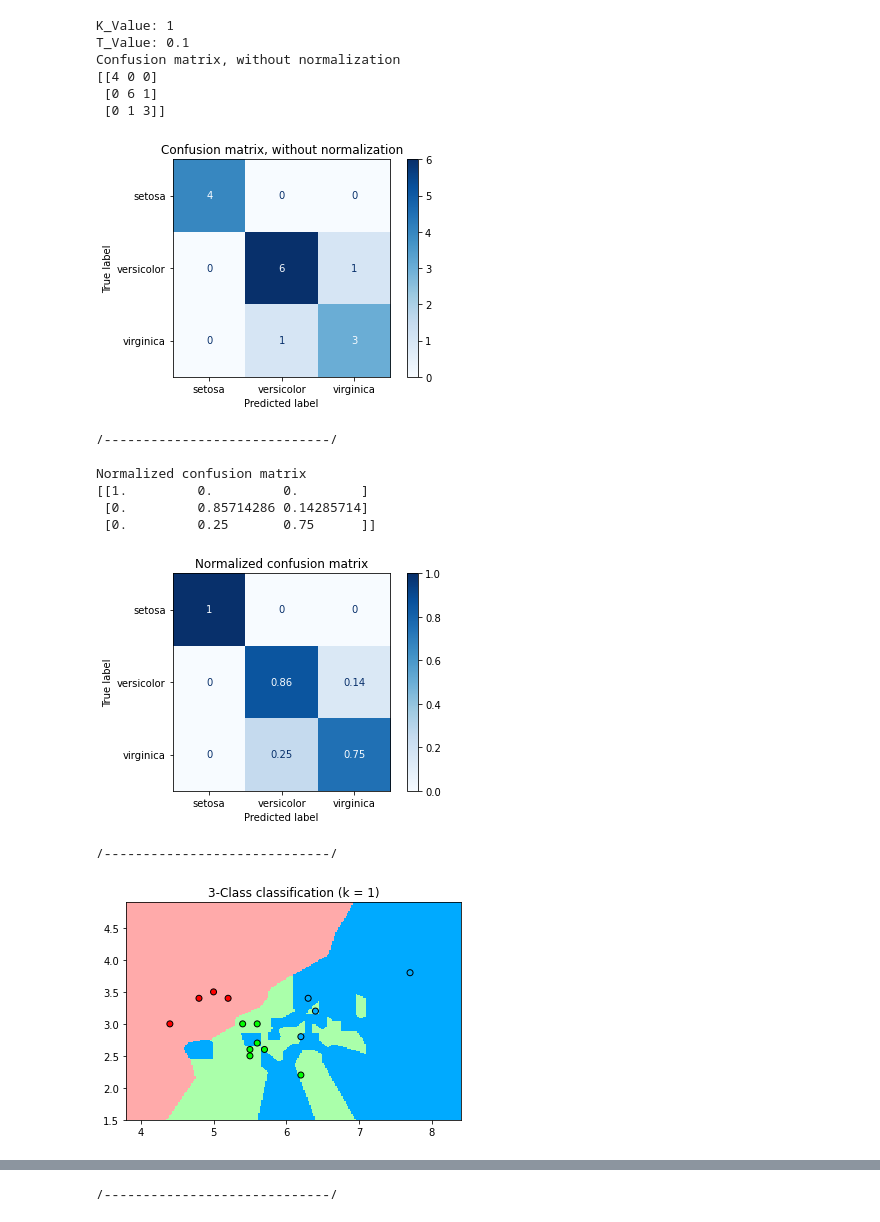
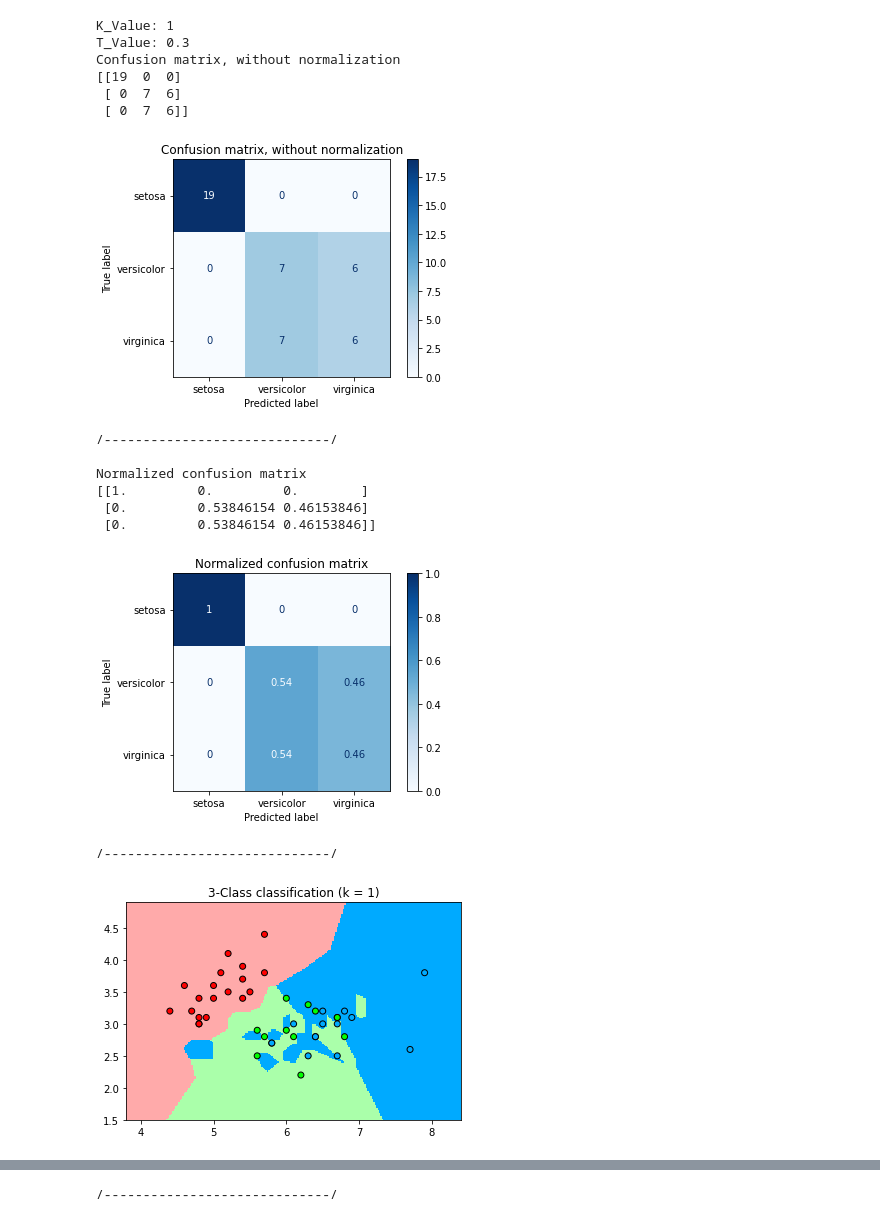
Before and after one commit to Plagistus/PythonAufgabe02, a Jupyter notebook: ML_02.ipynb, the cells around one changed output, grey strips where cells are left out. Saved outputs shown, nothing was run; the diff lists cells and outputs as text; code cells hidden in the pictures.

```diff
--- a/ML_02.ipynb
+++ b/ML_02.ipynb
@@ -28,7 +28,7 @@ titles_options = [("Confusion matrix, without normalization", None),
                   ("Normalized confusion matrix", 'true')]
 # %%
 #arrays for test and k value
-test_range = [0.10, 0.30]
+test_range = [0.30, 0.10]
 k_range = [1,3,15]
 
 cmap_bold = ListedColormap(['#FFAAAA', '#AAFFAA','#00AAFF'])
@@ -37,7 +37,7 @@ cmap_light = ListedColormap(['#FF0000', '#00FF00','#00AAFF'])
 
 for t in test_range:
   X_train, X_test, y_train, y_test = train_test_split(
-    X, y, test_size=t, random_state = 40)
+    X, y, test_size=t, random_state = 42)
 
   for k in k_range:
     knn = KNeighborsClassifier(n_neighbors=k)
@@ -61,47 +61,47 @@ for t in test_range:
       print("/-----------------------------/ ")
       print(" ")
 
 
     #Grafische darstellung
     x_min, x_max = X[:,0].min() - .5, X[:,0].max() + .5
     y_min, y_max = X[:,1].min() - .5, X[:,1].max() + .5
     xx, yy = np.meshgrid(np.arange(x_min, x_max, h),
                          np.arange(y_min, y_max, h))
     Z = knn.predict(np.c_[xx.ravel(), yy.ravel()])
 
 
     # Put the result into a color plot
     Z = Z.reshape(xx.shape)
     plt.figure()
     pl.pcolormesh(xx, yy, Z, cmap=cmap_bold, shading='auto')
 
 
     # Plot also the training points
     plt.scatter(X_test[:, 0], X_test[:, 1], c=y_test, cmap=cmap_light, edgecolors='#000000')
     plt.xlim(xx.min(), xx.max())
     plt.ylim(yy.min(), yy.max())
     plt.title("3-Class classification (k = %i)" % (k))
 
     plt.show()
     print("---------------------------------------------")
     print("---------------------------------------------")
 # %% [output]
 K_Value: 1
-T_Value: 0.1
+T_Value: 0.3
 Confusion matrix, without normalization
-[[4 0 0]
- [0 6 1]
- [0 1 3]]
+[[19  0  0]
+ [ 0  7  6]
+ [ 0  7  6]]
-[figure, old version]
+[figure, new version]
 /-----------------------------/
 
 Normalized confusion matrix
 [[1.         0.         0.        ]
- [0.         0.85714286 0.14285714]
- [0.         0.25       0.75      ]]
+ [0.         0.53846154 0.46153846]
+ [0.         0.53846154 0.46153846]]
-[figure, old version]
+[figure, new version]
 /-----------------------------/
-[figure, old version]
+[figure, new version]
 ---------------------------------------------
 ---------------------------------------------
 K_Value: 3
```
Also changed, not shown: parts of 1 cell of this notebook.
